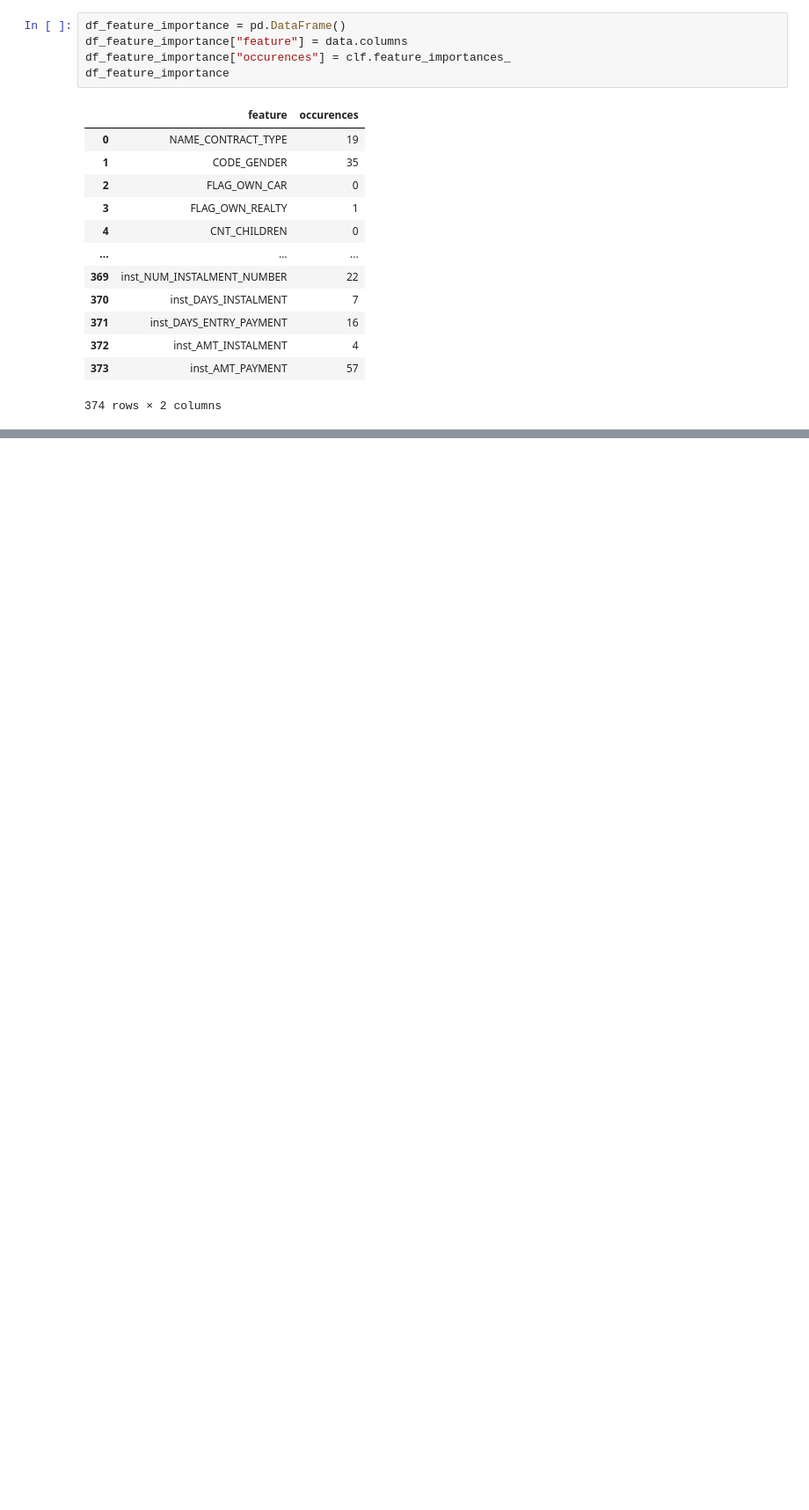
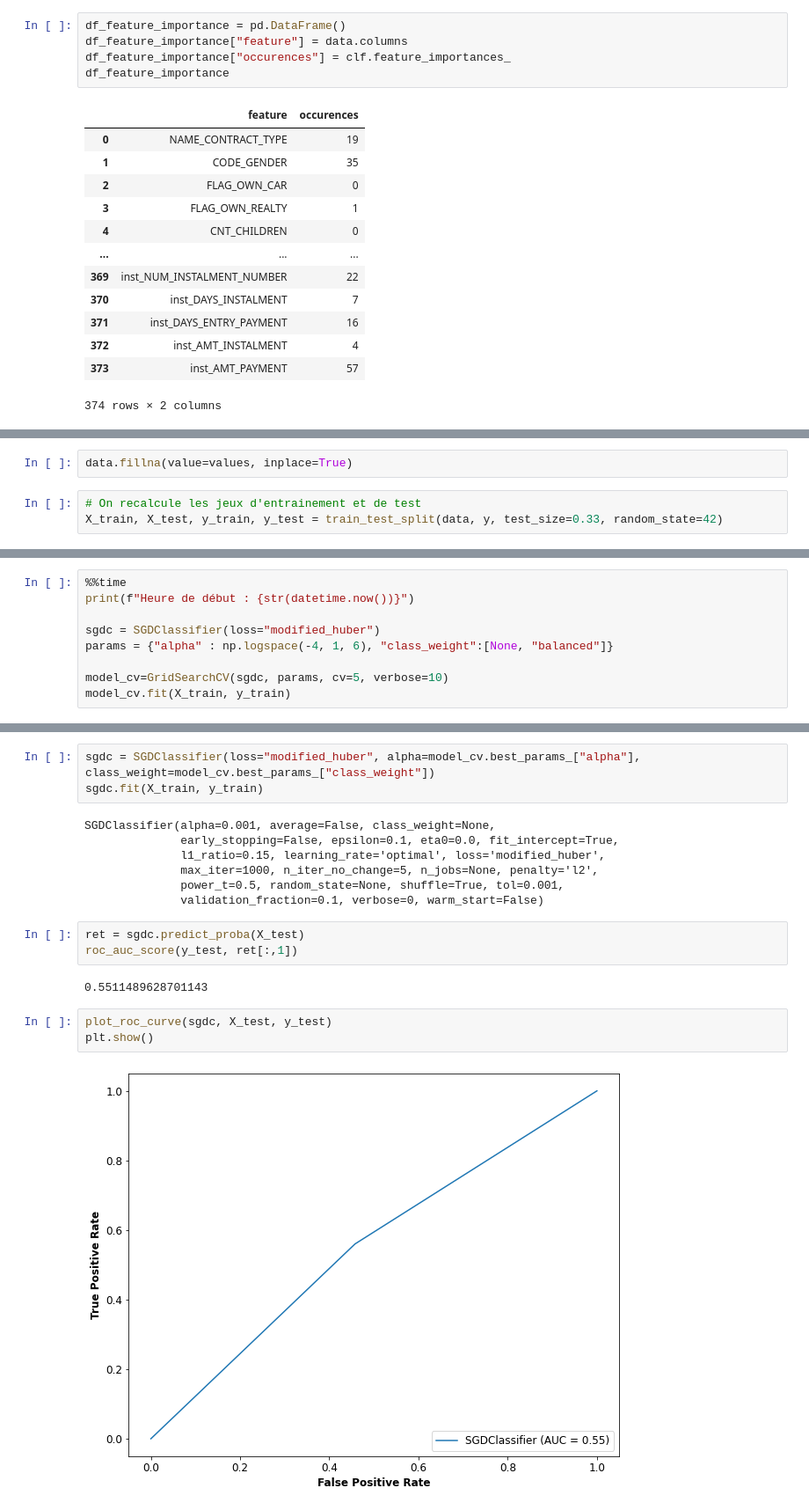
Before and after one commit to sunktoteca/OC-Parcours-DS-P7, a Jupyter notebook: modelisation/scoring - modelisation.ipynb, the cells around one changed output, grey strips where cells are left out. Shown at 88% size. Drawn from its saved outputs; the diff is of its cells as text; blank space fills up the shorter version.

Commit message:
ajout SGDClassifier

```diff
--- a/modelisation/scoring - modelisation.ipynb
+++ b/modelisation/scoring - modelisation.ipynb
@@ -517,0 +623,5 @@ df_feature_importance.sort_values(by="occurences", ascending=False)[:25]
+# %%
+data.fillna(value=values, inplace=True)
+# %%
+# On recalcule les jeux d'entrainement et de test
+X_train, X_test, y_train, y_test = train_test_split(data, y, test_size=0.33, random_state=42)
@@ -517,0 +630,9 @@ df_feature_importance.sort_values(by="occurences", ascending=False)[:25]
+# %%
+%%time
+print(f"Heure de début : {str(datetime.now())}")
+
+sgdc = SGDClassifier(loss="modified_huber")
+params = {"alpha" : np.logspace(-4, 1, 6), "class_weight":[None, "balanced"]}
+
+model_cv=GridSearchCV(sgdc, params, cv=5, verbose=10)
+model_cv.fit(X_train, y_train)
@@ -517,0 +666,20 @@ df_feature_importance.sort_values(by="occurences", ascending=False)[:25]
+# %%
+sgdc = SGDClassifier(loss="modified_huber", alpha=model_cv.best_params_["alpha"], class_weight=model_cv.best_params_["class_weight"])
+sgdc.fit(X_train, y_train)
+# %% [output]
+SGDClassifier(alpha=0.001, average=False, class_weight=None,
+              early_stopping=False, epsilon=0.1, eta0=0.0, fit_intercept=True,
+              l1_ratio=0.15, learning_rate='optimal', loss='modified_huber',
+              max_iter=1000, n_iter_no_change=5, n_jobs=None, penalty='l2',
+              power_t=0.5, random_state=None, shuffle=True, tol=0.001,
+              validation_fraction=0.1, verbose=0, warm_start=False)
+# %%
+ret = sgdc.predict_proba(X_test)
+roc_auc_score(y_test, ret[:,1])
+# %% [output]
+0.5511489628701143
+# %%
+plot_roc_curve(sgdc, X_test, y_test)
+plt.show()
+# %% [output]
+[figure, added]
```
Also changed, not shown: parts of 45 cells of this notebook.
